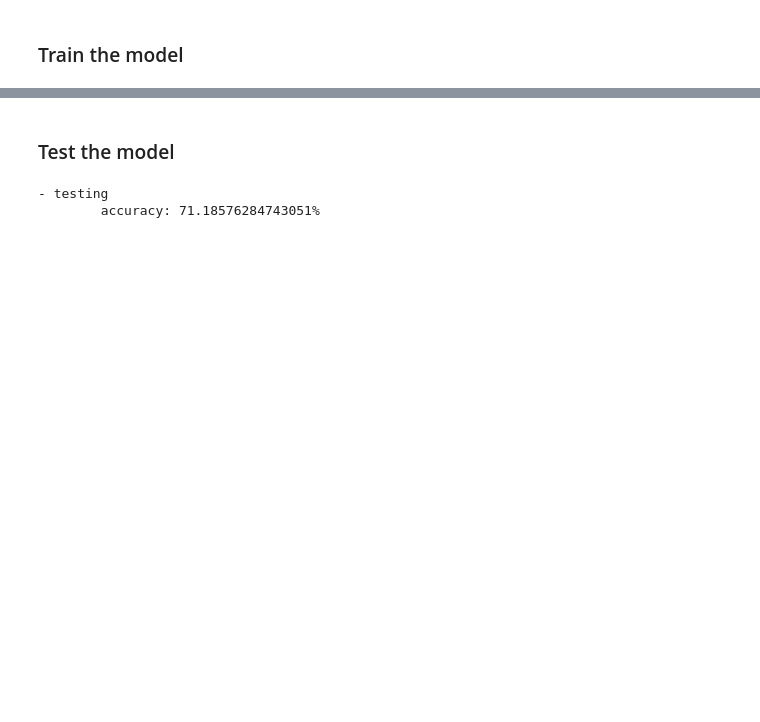
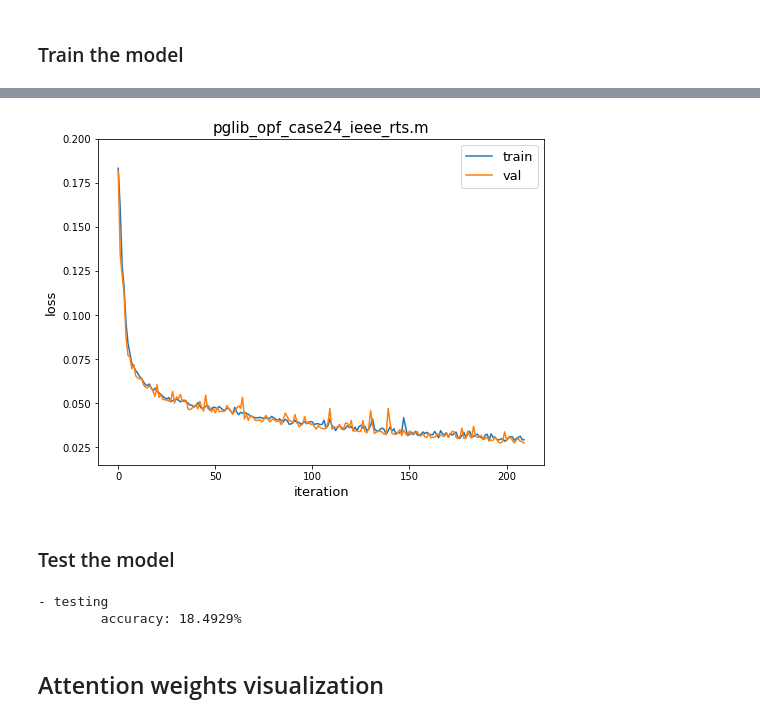
Before and after one commit to jhyun0919/Project_EE394V_SPR2021, a Jupyter notebook: code/experiments/experiment_gat.ipynb, the cells around one changed output, grey strips where cells are left out. Cells and saved outputs as stored; diff of their text form; code cells hidden in the pictures; blank space fills up the shorter version.

```diff
--- a/code/experiments/experiment_gat.ipynb
+++ b/code/experiments/experiment_gat.ipynb
@@ -98,6 +72,6 @@ class GraphAttentionNet(nn.Module):
 # %%
 model_name = "gat"
-num_epochs, batch_size, lr = get_h_params(model_name)
+num_epochs, batch_size, lr, threshold, print_step = get_h_params(model_name)
 # %% [markdown]
 ### Set data-loaders
 # %%
@@ -150,0 +102,26 @@ GraphAttentionNet(
+# %%
+# gat = GraphAttentionNet(in_feats=feature.shape[1],
+#                         out_feats=label.shape[1],
+#                         num_heads=1)
+
+gat = GAT(g=g,
+          num_layers=3,
+          in_dim=feature.shape[1],
+          num_hidden=64,
+          num_classes=label.shape[1],
+          heads=[3, 3, 3],
+          activation=F.relu,
+          feat_drop=0,
+          attn_drop=0,
+          negative_slope=0.2,
+          residual=False)
+
+# loss func
+# loss_func = nn.BCEWithLogitsLoss()
+loss_func = nn.MSELoss()
+# loss_func = nn.NLLLoss()
+
+# optim
+optimizer = optim.Adam(gat.parameters(), lr=lr)
+
+gat.eval()
@@ -151,15 +146,15 @@ GraphAttentionNet(
 # %% [markdown]
 ### Train the model
 # %%
-train(net=gat,
+train_history, val_history  = train(net=gat,
       train_loader=train_loader,
       val_loader=val_loader,
       optimizer=optimizer,
       loss_func=loss_func,
       model_name=model_name,
       dataset_name=test_case,
-      g=g,
-      num_epochs=num_epochs)
+      num_epochs=num_epochs,
+      print_step=print_step)
 # %% [output]
 > case: pglib_opf_case24_ieee_rts
 > model: gat
@@ -169,3 +176,14 @@ DGLError: Expect number of features to match number of nodes (len(u)). Got 1 and
+# %%
+plt.plot(train_history, label="train")
+plt.plot(val_history, label="val")
+plt.title(test_case, fontsize=15)
+plt.xlabel("iteration", fontsize=13)
+plt.ylabel("loss", fontsize=13)
+plt.ylim(0.015, 0.2)
+plt.legend(fontsize=13)
+plt.show()
+# %% [output]
+[figure, added]
 # %% [markdown]
 ### Test the model
 # %%
@@ -173,7 +191,9 @@ test(net=gat,
      test_loader=test_loader,
      model_name="gat",
      dataset_name=test_case,
-     g=g)
+     threshold=0.001)
 # %% [output]
 - testing
-        accuracy: 71.18576284743051%
+        accuracy: 18.4929%
+# %% [markdown]
+## Attention weights visualization
```
Also changed, not shown: parts of 17 cells of this notebook, 1 other file.
